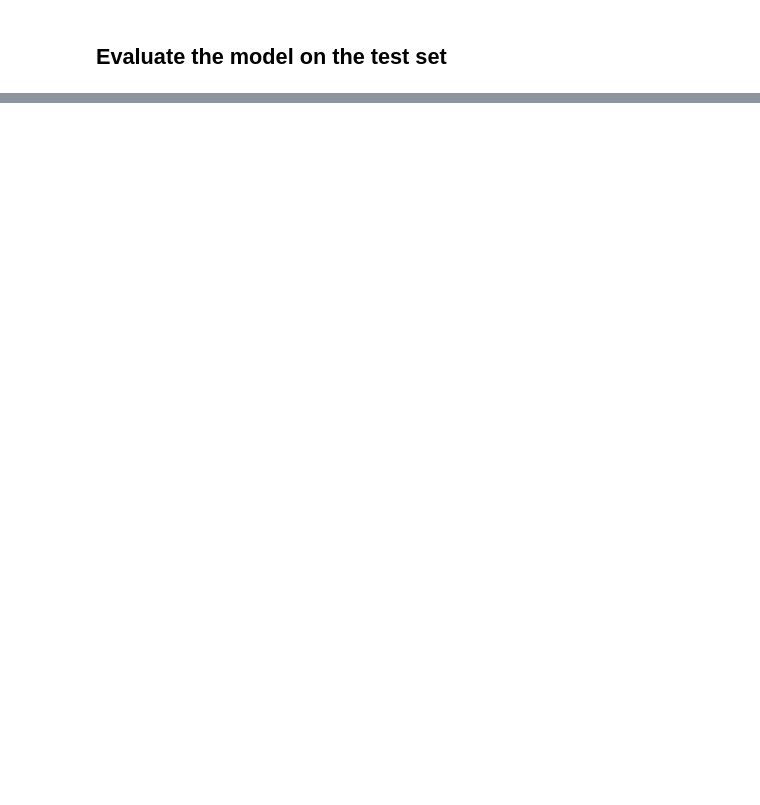
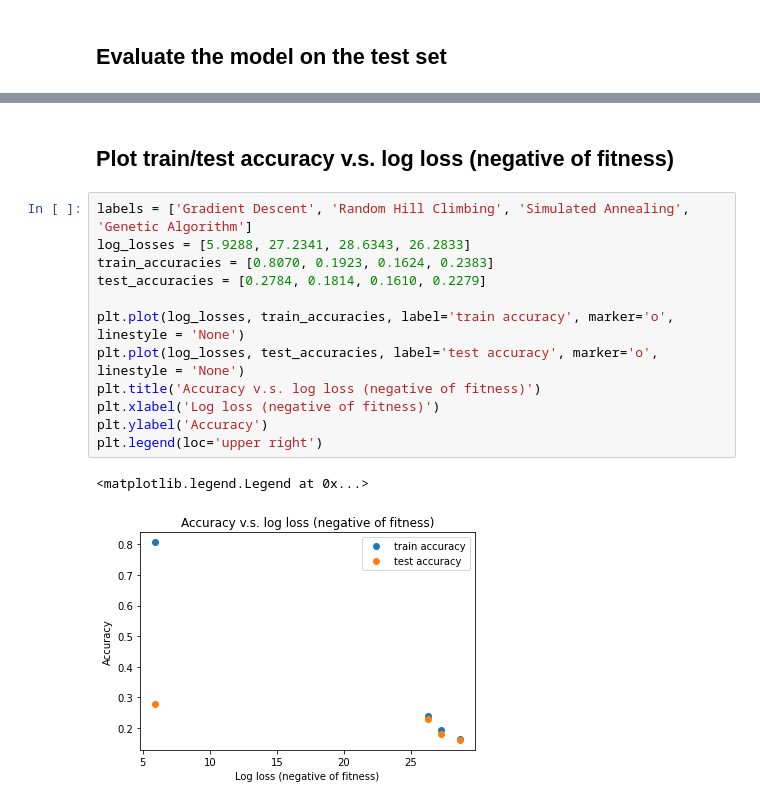
Before and after one commit to yujing1004/cs7641, a Jupyter notebook: assignment2/neural_network_weight_optimization_emotion_detection.ipynb, the cells around one changed output, grey strips where cells are left out. Cells and saved outputs as stored; diff of their text form; blank space fills up the shorter version.

```diff
--- a/assignment2/neural_network_weight_optimization_emotion_detection.ipynb
+++ b/assignment2/neural_network_weight_optimization_emotion_detection.ipynb
@@ -143,0 +144,17 @@ Test accuracy: 0.16104764558372806
+# %% [markdown]
+## Plot train/test accuracy v.s. log loss (negative of fitness)
+# %%
+labels = ['Gradient Descent', 'Random Hill Climbing', 'Simulated Annealing', 'Genetic Algorithm']
+log_losses = [5.9288, 27.2341, 28.6343, 26.2833]
+train_accuracies = [0.8070, 0.1923, 0.1624, 0.2383]
+test_accuracies = [0.2784, 0.1814, 0.1610, 0.2279]
+
+plt.plot(log_losses, train_accuracies, label='train accuracy', marker='o', linestyle = 'None')
+plt.plot(log_losses, test_accuracies, label='test accuracy', marker='o', linestyle = 'None')
+plt.title('Accuracy v.s. log loss (negative of fitness)')
+plt.xlabel('Log loss (negative of fitness)')
+plt.ylabel('Accuracy')
+plt.legend(loc='upper right')
+# %% [output]
+<matplotlib.legend.Legend at 0x...>
+[figure, added]
```
Also changed, not shown: parts of 5 cells of this notebook.
